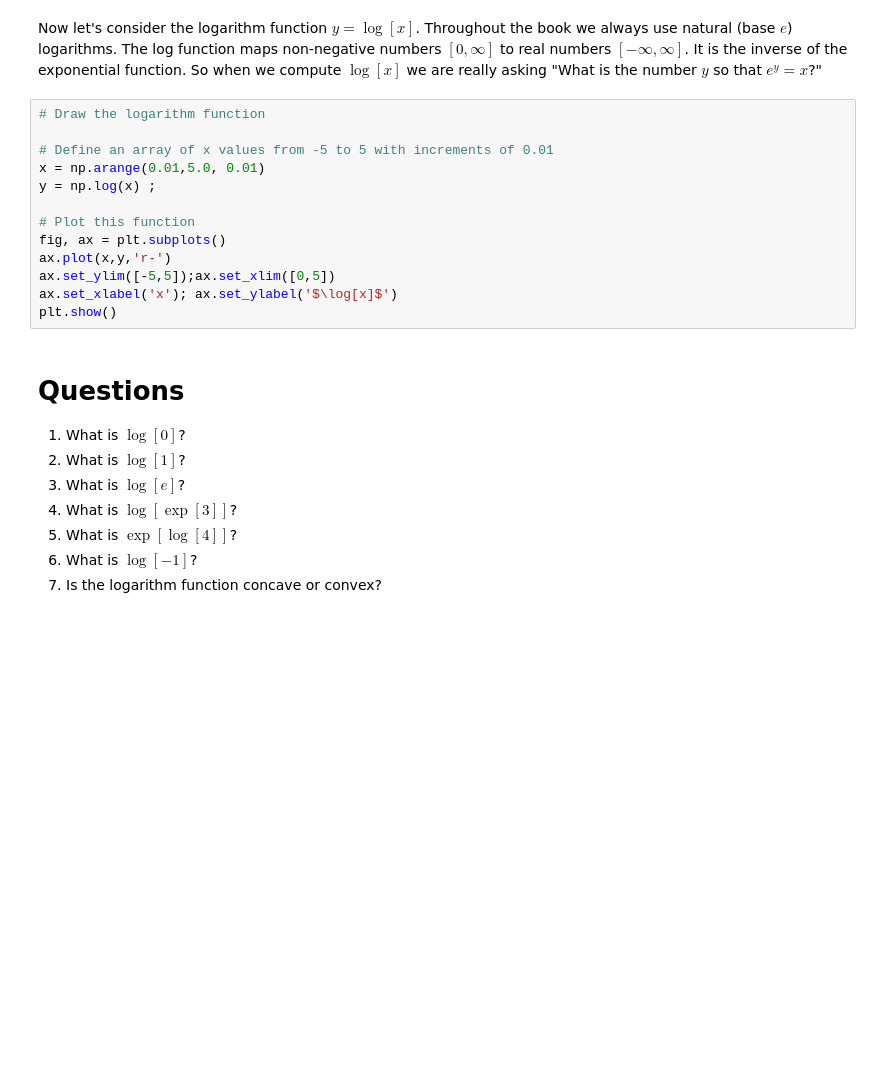
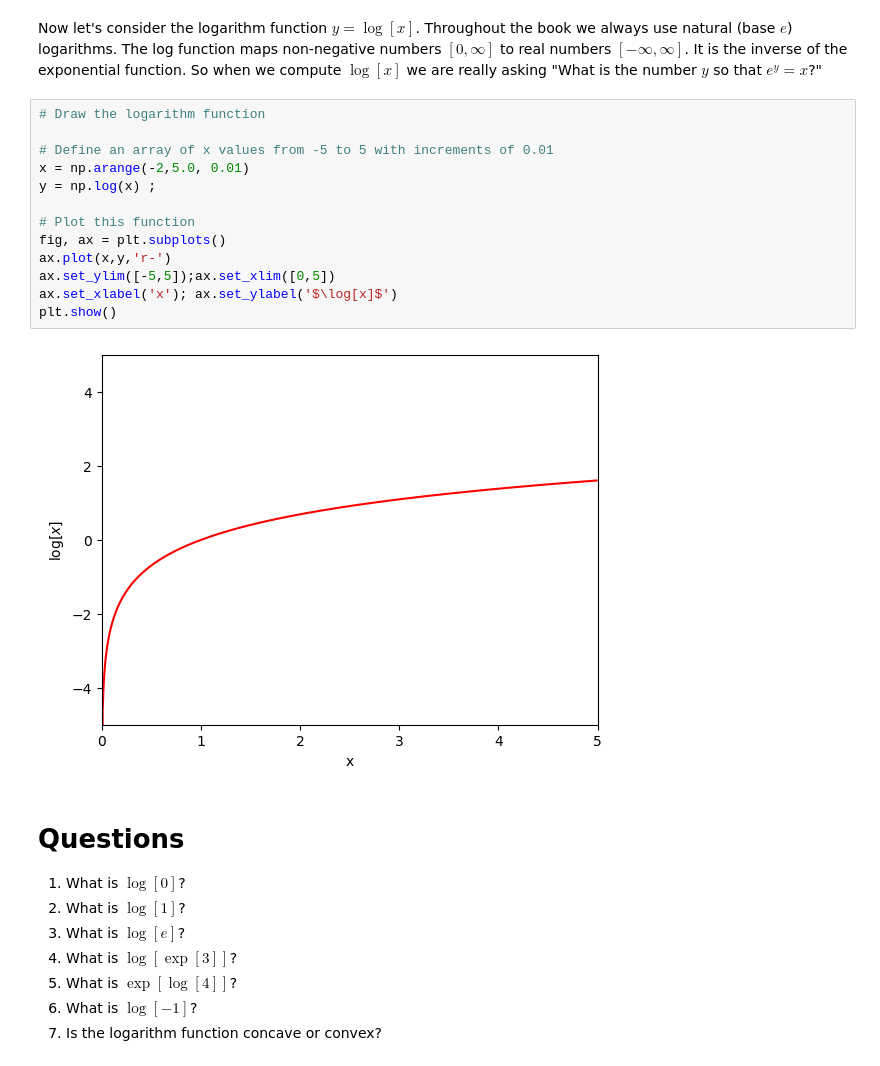
Before and after one commit to nguille0307/n8n-guille, a Jupyter notebook: Notebooks/Chap01/1_1_BackgroundMathematics.ipynb, the cells around one changed output. Drawn from its saved outputs; the diff is of its cells as text; blank space fills up the shorter version.

```diff
--- a/Notebooks/Chap01/1_1_BackgroundMathematics.ipynb
+++ b/Notebooks/Chap01/1_1_BackgroundMathematics.ipynb
@@ -231,16 +203,18 @@ Now let's consider the logarithm function $y=\log[x]$. Throughout the book we al
 # %%
 # Draw the logarithm function
 
 # Define an array of x values from -5 to 5 with increments of 0.01
-x = np.arange(0.01,5.0, 0.01)
+x = np.arange(-2,5.0, 0.01)
 y = np.log(x) ;
 
 # Plot this function
 fig, ax = plt.subplots()
 ax.plot(x,y,'r-')
 ax.set_ylim([-5,5]);ax.set_xlim([0,5])
 ax.set_xlabel('x'); ax.set_ylabel('$\log[x]$')
 plt.show()
+# %% [output]
+[figure, added]
 # %% [markdown]
 # Questions
 
```
Also changed, not shown: parts of 9 cells of this notebook.
